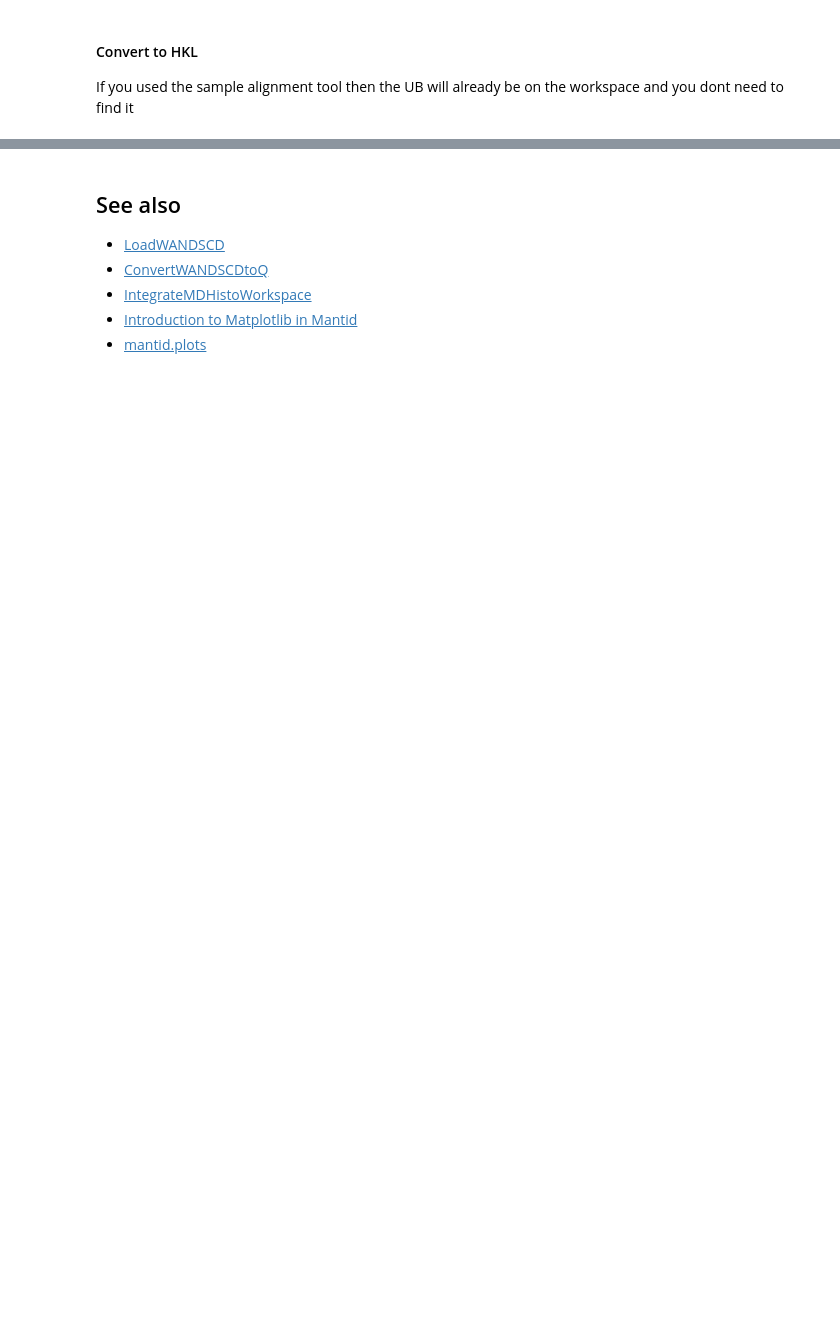
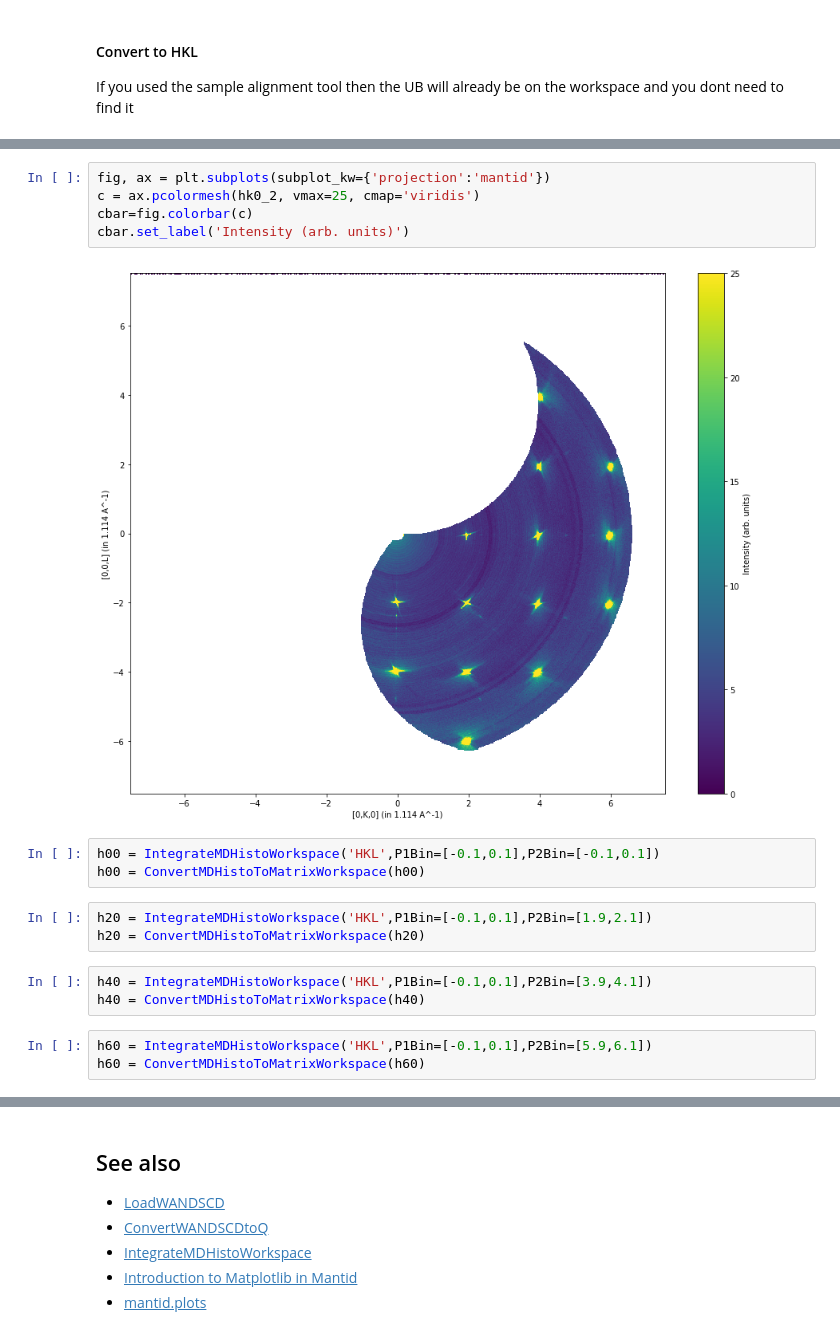
Before and after one commit to rosswhitfield/wand, a Jupyter notebook: notebooks/Single Crystal Reduction - NaCl.ipynb, the cells around one changed output, grey strips where cells are left out. Drawn from its saved outputs; the diff is of its cells as text; blank space fills up the shorter version.

```diff
--- a/notebooks/Single Crystal Reduction - NaCl.ipynb
+++ b/notebooks/Single Crystal Reduction - NaCl.ipynb
@@ -136,0 +183,19 @@ cbar.set_label('Intensity (arb. units)')
+# %%
+fig, ax = plt.subplots(subplot_kw={'projection':'mantid'})
+c = ax.pcolormesh(hk0_2, vmax=25, cmap='viridis')
+cbar=fig.colorbar(c)
+cbar.set_label('Intensity (arb. units)')
+# %% [output]
+[figure, added]
+# %%
+h00 = IntegrateMDHistoWorkspace('HKL',P1Bin=[-0.1,0.1],P2Bin=[-0.1,0.1])
+h00 = ConvertMDHistoToMatrixWorkspace(h00)
+# %%
+h20 = IntegrateMDHistoWorkspace('HKL',P1Bin=[-0.1,0.1],P2Bin=[1.9,2.1])
+h20 = ConvertMDHistoToMatrixWorkspace(h20)
+# %%
+h40 = IntegrateMDHistoWorkspace('HKL',P1Bin=[-0.1,0.1],P2Bin=[3.9,4.1])
+h40 = ConvertMDHistoToMatrixWorkspace(h40)
+# %%
+h60 = IntegrateMDHistoWorkspace('HKL',P1Bin=[-0.1,0.1],P2Bin=[5.9,6.1])
+h60 = ConvertMDHistoToMatrixWorkspace(h60)
```
Also changed, not shown: parts of 15 cells of this notebook.
